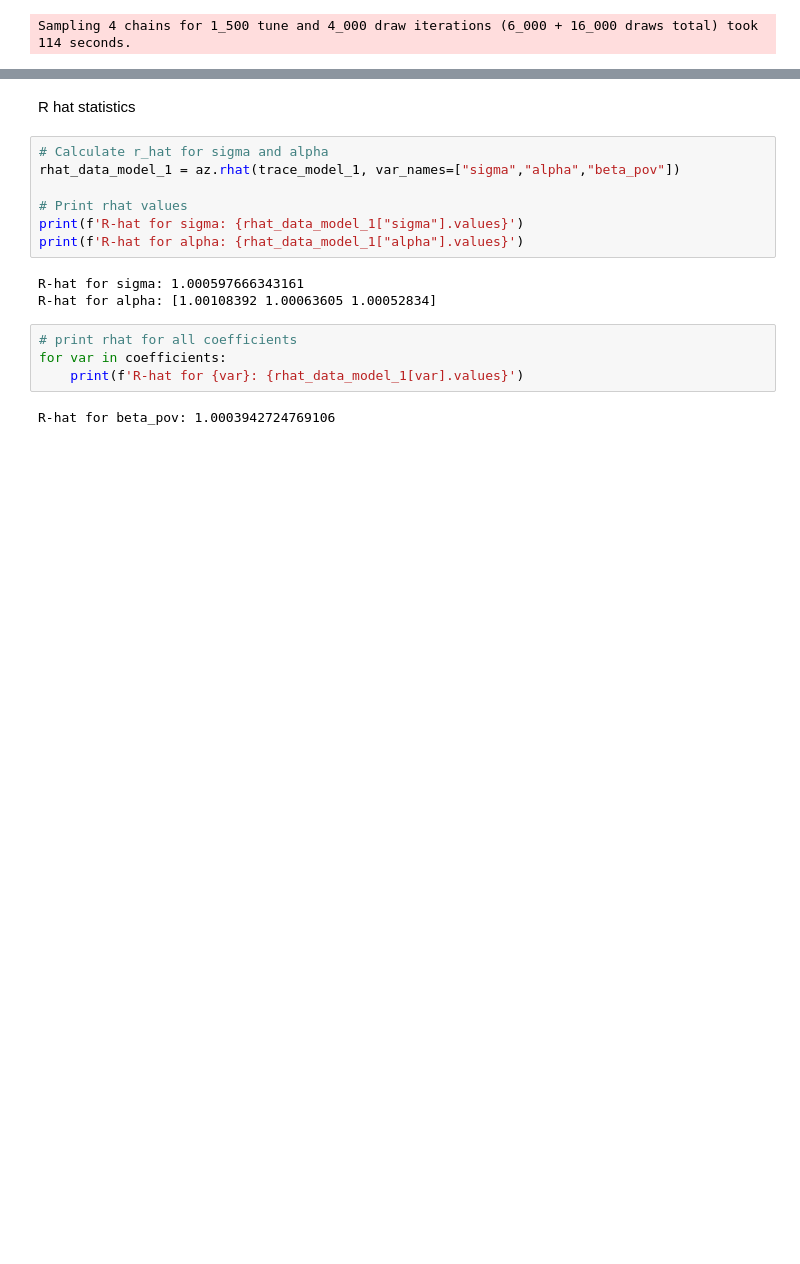
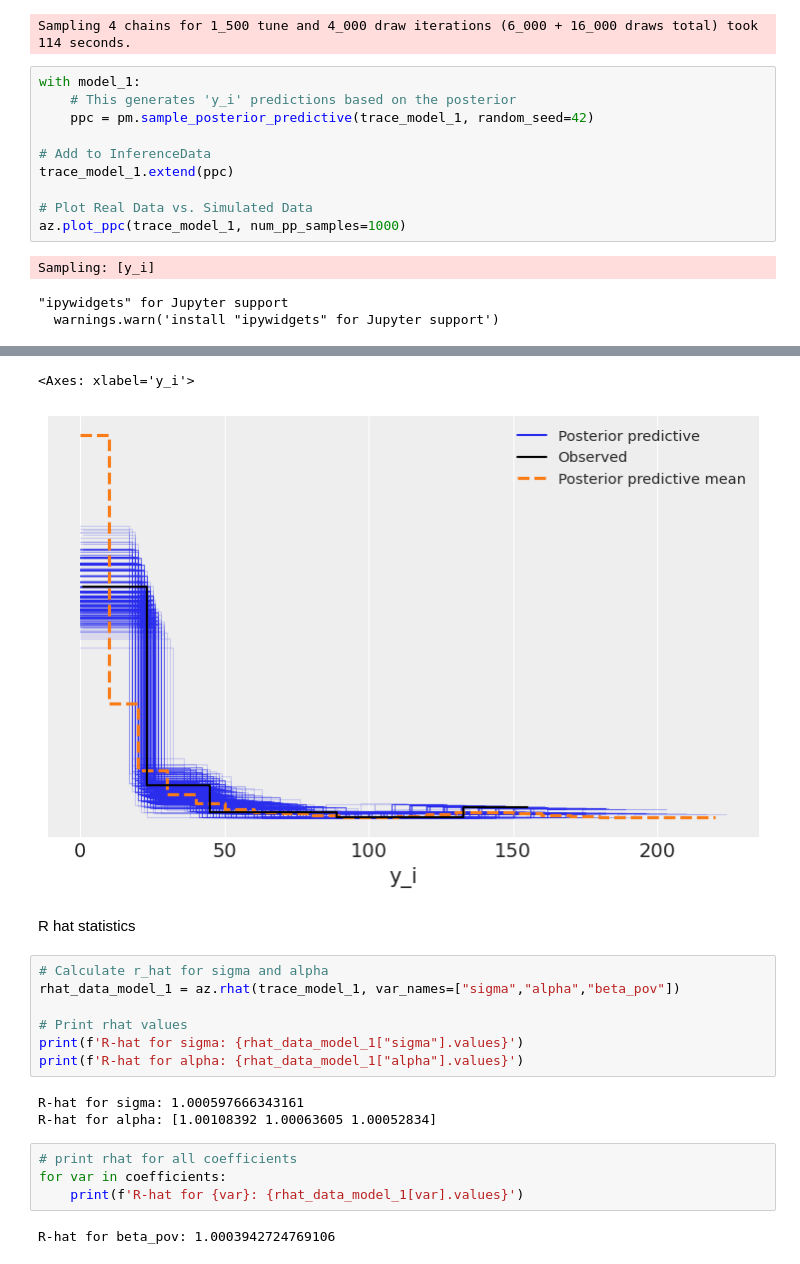
Before and after one commit to hashansl/spatial-risk-tda, a Jupyter notebook: del/experiment_different_priors_for_alpha_single_variable.ipynb, the cells around one changed output, grey strips where cells are left out. Cells and saved outputs as stored; diff of their text form; blank space fills up the shorter version.

```diff
--- a/experiment_different_priors_for_alpha_single_variable.ipynb
+++ b/del/experiment_different_priors_for_alpha_single_variable.ipynb
@@ -405,3 +405,17 @@ NUTS: [intercept, beta_pov, u, v, sigma, alpha]
   warnings.warn('install "ipywidgets" for Jupyter support')
 [interactive output not drawn]
 Sampling 4 chains for 1_500 tune and 4_000 draw iterations (6_000 + 16_000 draws total) took 114 seconds.
+# %%
+with model_1:
+    # This generates 'y_i' predictions based on the posterior
+    ppc = pm.sample_posterior_predictive(trace_model_1, random_seed=42)
+
+# Add to InferenceData
+trace_model_1.extend(ppc)
+
+# Plot Real Data vs. Simulated Data
+az.plot_ppc(trace_model_1, num_pp_samples=1000)
+# %% [output]
+Sampling: [y_i]
+"ipywidgets" for Jupyter support
+  warnings.warn('install "ipywidgets" for Jupyter support')
@@ -408,3 +423,5 @@ Sampling 4 chains for 1_500 tune and 4_000 draw iterations (6_000 + 16_000 draws
+<Axes: xlabel='y_i'>
+[figure, added]
 # %% [markdown]
 R hat statistics
 # %%
```
Also changed, not shown: parts of 1 cell of this notebook, 11 other files.
